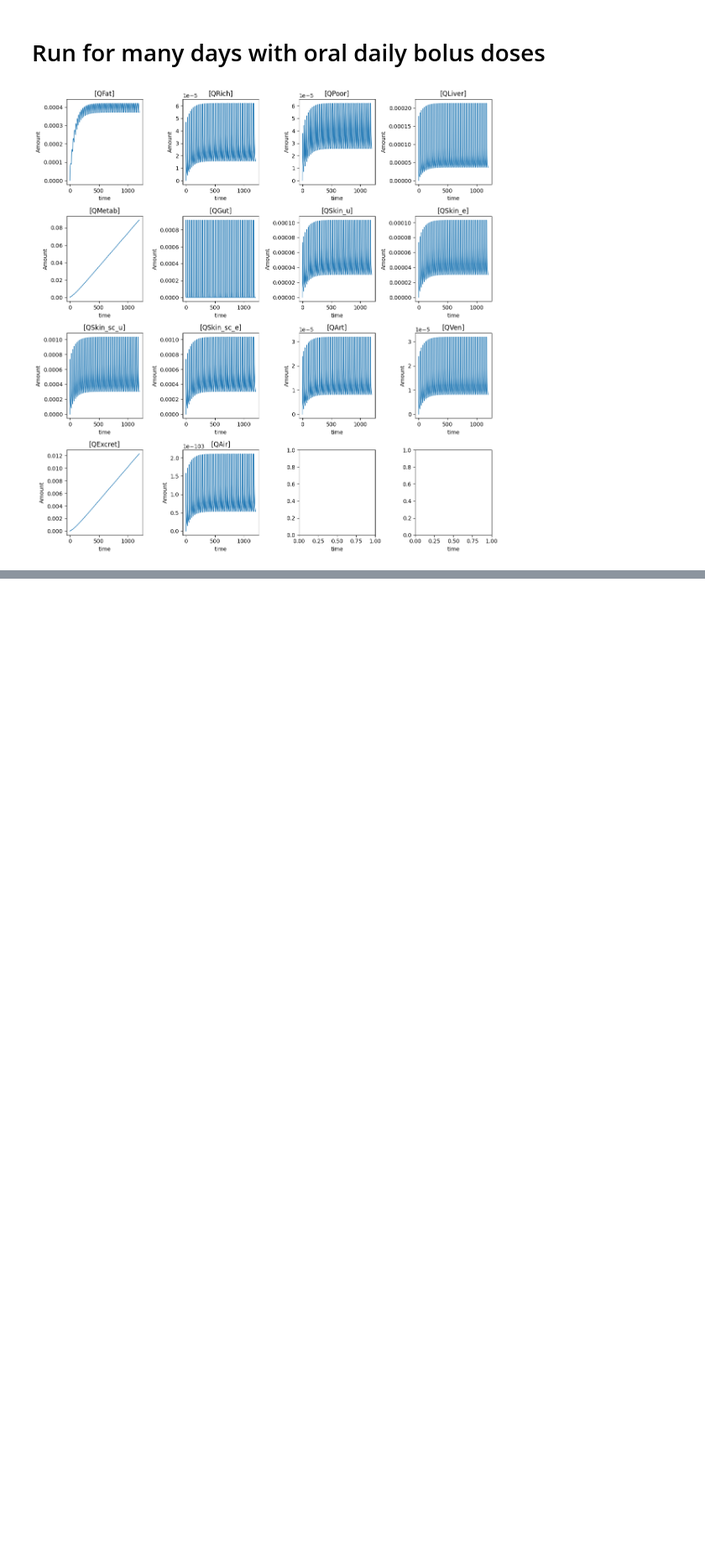
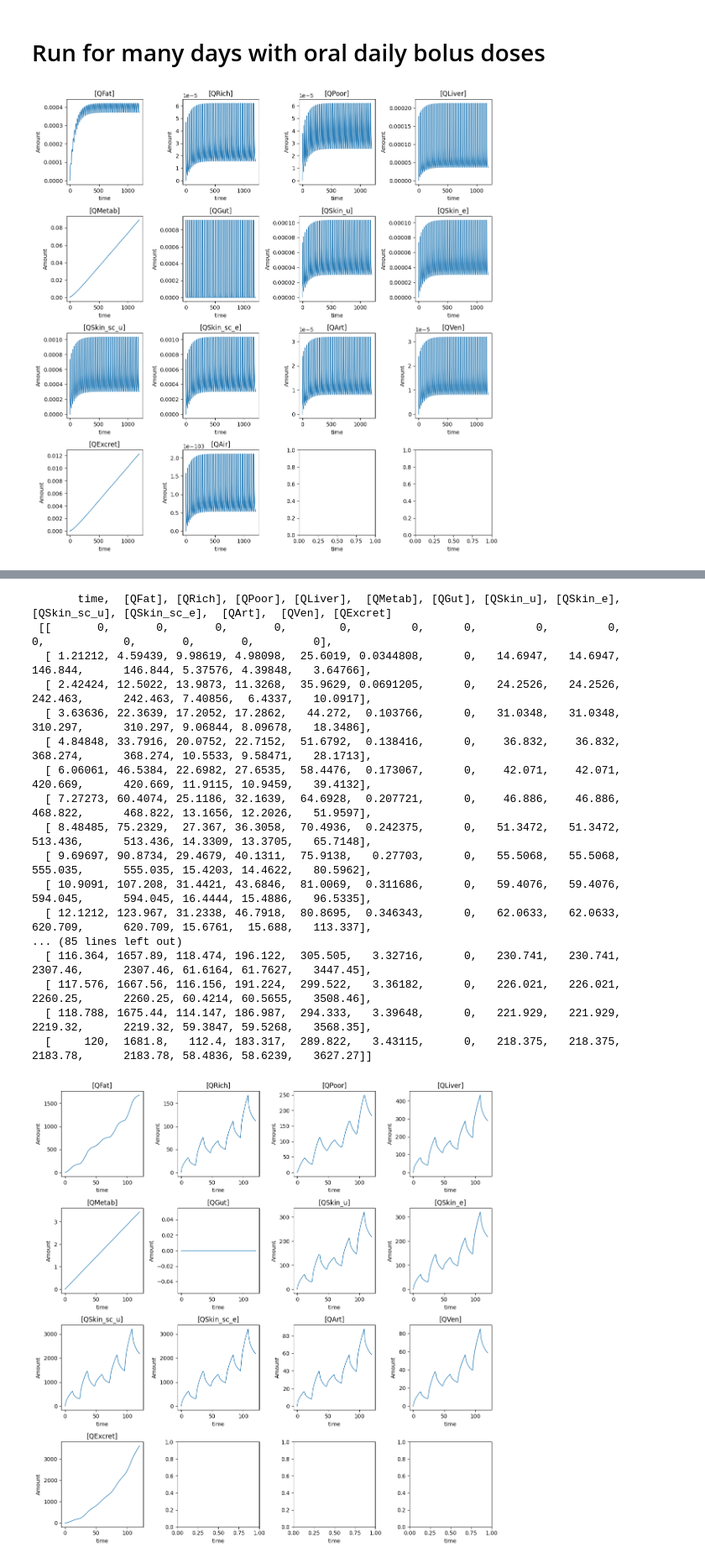
Before and after one commit to rivm-syso/euromix-to-sbml, a Jupyter notebook: notebooks/run_sbml_model.ipynb, the cells around one changed output, grey strips where cells are left out. Shown at 84% size. Drawn from its saved outputs; the diff is of its cells as text; code cells hidden in the pictures; blank space fills up the shorter version.

```diff
--- a/notebooks/run_sbml_model.ipynb
+++ b/notebooks/run_sbml_model.ipynb
@@ -286,0 +333,60 @@ plotSimulationResults(results, rr_model.timeCourseSelections, 4)
+# %%
+# Load the PBPK model from the SBML file
+rr_model = rr.RoadRunner(sbml_file)
+
+# Make sure the input species is not constant and does not have boundary conditions
+rr_model.setInitAmount(inhalation_input, 0)
+rr_model.setConstant(inhalation_input, False)
+rr_model.setBoundary(inhalation_input, True)
+
+# Remove all events
+for event_id in rr_model.model.getEventIds():
+    rr_model.removeEvent(event_id)
+
+# Load parametrisation
+loadParametrisation(rr_model, param_file, param_instance_id)
+
+# Define a list of time/dose tuples
+time_dose_duration_list = [
+    (0, 1, 12),
+    (24, 2, 12),
+    (48, 1, 12),
+    (72, 2, 12),
+    (96, 3, 12)
+]
+
+# Create an event for each of the time-dose tuples
+for i in range(0, len(time_dose_duration_list)):
+    dose_event = time_dose_duration_list[i]
+    eid = f"dose_event_{i}_start"
+    rr_model.addEvent(eid, False, f"time > {dose_event[0]}", False)
+    rr_model.addEventAssignment(eid, inhalation_input, f"{inhalation_input} + {dose_event[1]}", False)
+    eid = f"dose_event_{i}_stop"
+    rr_model.addEvent(eid, False, f"time > {dose_event[0]} + {dose_event[2]}", False)
+    rr_model.addEventAssignment(eid, inhalation_input, f"{inhalation_input} - {dose_event[1]}", False)
+rr_model.regenerateModel(True, True)
+
+# Simulate the PBPK model
+results = rr_model.simulate(start=0, end=5*24, points=100)
+
+# Plot the results
+plotSimulationResults(results, rr_model.timeCourseSelections)
+# %% [output]
+       time,  [QFat], [QRich], [QPoor], [QLiver],  [QMetab], [QGut], [QSkin_u], [QSkin_e], [QSkin_sc_u], [QSkin_sc_e],  [QArt],  [QVen], [QExcret]
+ [[       0,       0,       0,       0,        0,         0,      0,         0,         0,            0,            0,       0,       0,         0],
+  [ 1.21212, 4.59439, 9.98619, 4.98098,  25.6019, 0.0344808,      0,   14.6947,   14.6947,      146.844,      146.844, 5.37576, 4.39848,   3.64766],
+  [ 2.42424, 12.5022, 13.9873, 11.3268,  35.9629, 0.0691205,      0,   24.2526,   24.2526,      242.463,      242.463, 7.40856,  6.4337,   10.0917],
+  [ 3.63636, 22.3639, 17.2052, 17.2862,   44.272,  0.103766,      0,   31.0348,   31.0348,      310.297,      310.297, 9.06844, 8.09678,   18.3486],
+  [ 4.84848, 33.7916, 20.0752, 22.7152,  51.6792,  0.138416,      0,    36.832,    36.832,      368.274,      368.274, 10.5533, 9.58471,   28.1713],
+  [ 6.06061, 46.5384, 22.6982, 27.6535,  58.4476,  0.173067,      0,    42.071,    42.071,      420.669,      420.669, 11.9115, 10.9459,   39.4132],
+  [ 7.27273, 60.4074, 25.1186, 32.1639,  64.6928,  0.207721,      0,    46.886,    46.886,      468.822,      468.822, 13.1656, 12.2026,   51.9597],
+  [ 8.48485, 75.2329,  27.367, 36.3058,  70.4936,  0.242375,      0,   51.3472,   51.3472,      513.436,      513.436, 14.3309, 13.3705,   65.7148],
+  [ 9.69697, 90.8734, 29.4679, 40.1311,  75.9138,   0.27703,      0,   55.5068,   55.5068,      555.035,      555.035, 15.4203, 14.4622,   80.5962],
+  [ 10.9091, 107.208, 31.4421, 43.6846,  81.0069,  0.311686,      0,   59.4076,   59.4076,      594.045,      594.045, 16.4444, 15.4886,   96.5335],
+  [ 12.1212, 123.967, 31.2338, 46.7918,  80.8695,  0.346343,      0,   62.0633,   62.0633,      620.709,      620.709, 15.6761,  15.688,   113.337],
+... (85 lines left out)
+  [ 116.364, 1657.89, 118.474, 196.122,  305.505,   3.32716,      0,   230.741,   230.741,      2307.46,      2307.46, 61.6164, 61.7627,   3447.45],
+  [ 117.576, 1667.56, 116.156, 191.224,  299.522,   3.36182,      0,   226.021,   226.021,      2260.25,      2260.25, 60.4214, 60.5655,   3508.46],
+  [ 118.788, 1675.44, 114.147, 186.987,  294.333,   3.39648,      0,   221.929,   221.929,      2219.32,      2219.32, 59.3847, 59.5268,   3568.35],
+  [     120,  1681.8,   112.4, 183.317,  289.822,   3.43115,      0,   218.375,   218.375,      2183.78,      2183.78, 58.4836, 58.6239,   3627.27]]
+[figure, added]
```
Also changed, not shown: parts of 4 cells of this notebook.
